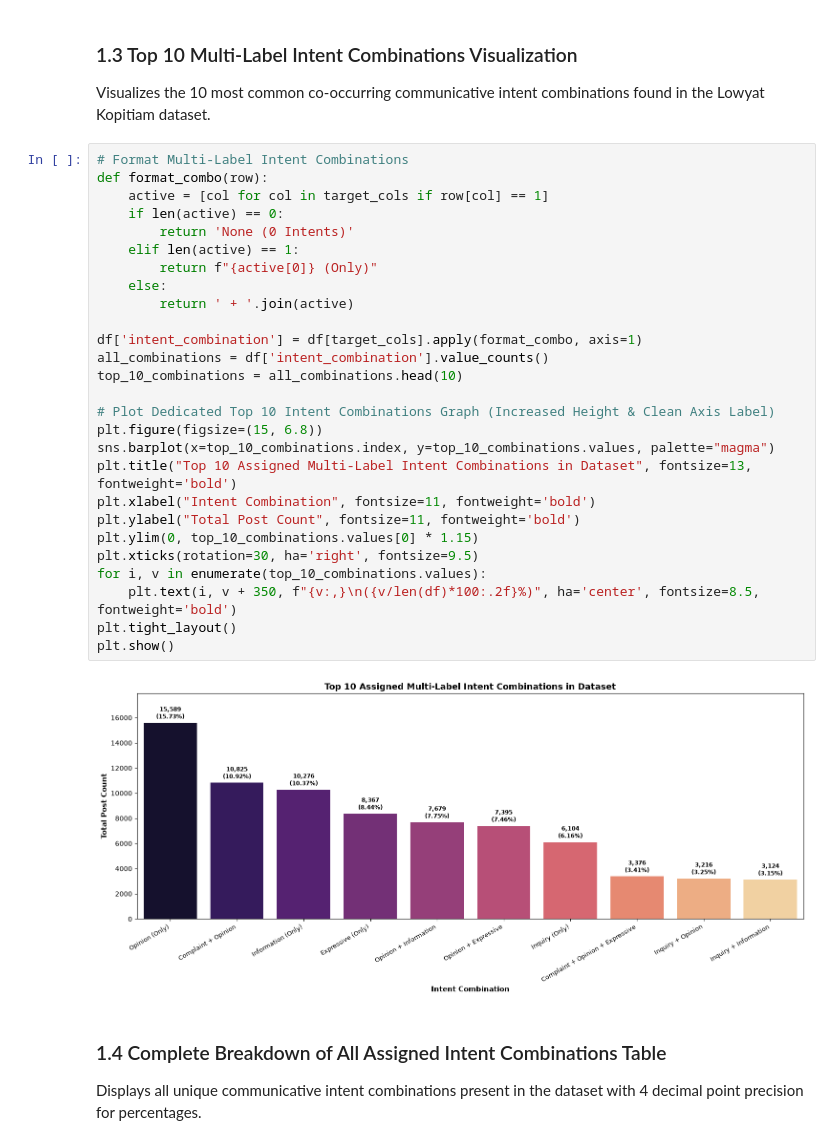
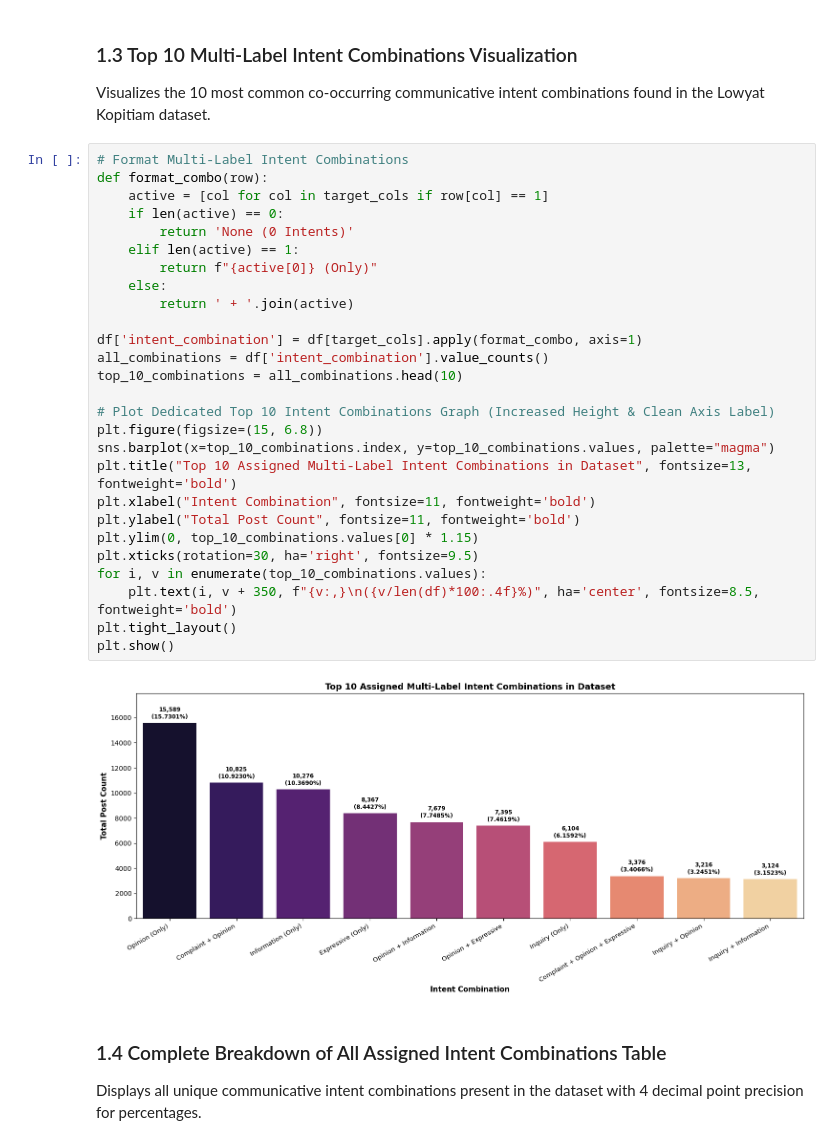
Before and after one commit to wjnotl/online-forum-communicative-intent-classification, a Jupyter notebook: intent classification.ipynb, the cells around one changed output. Saved outputs shown, nothing was run; the diff lists cells and outputs as text.

```diff
--- a/intent classification.ipynb
+++ b/intent classification.ipynb
@@ -133,32 +133,32 @@ Visualizes the 10 most common co-occurring communicative intent combinations fou
 # %%
 # Format Multi-Label Intent Combinations
 def format_combo(row):
     active = [col for col in target_cols if row[col] == 1]
     if len(active) == 0:
         return 'None (0 Intents)'
     elif len(active) == 1:
         return f"{active[0]} (Only)"
     else:
         return ' + '.join(active)
 
 df['intent_combination'] = df[target_cols].apply(format_combo, axis=1)
 all_combinations = df['intent_combination'].value_counts()
 top_10_combinations = all_combinations.head(10)
 
 # Plot Dedicated Top 10 Intent Combinations Graph (Increased Height & Clean Axis Label)
 plt.figure(figsize=(15, 6.8))
 sns.barplot(x=top_10_combinations.index, y=top_10_combinations.values, palette="magma")
 plt.title("Top 10 Assigned Multi-Label Intent Combinations in Dataset", fontsize=13, fontweight='bold')
 plt.xlabel("Intent Combination", fontsize=11, fontweight='bold')
 plt.ylabel("Total Post Count", fontsize=11, fontweight='bold')
 plt.ylim(0, top_10_combinations.values[0] * 1.15)
 plt.xticks(rotation=30, ha='right', fontsize=9.5)
 for i, v in enumerate(top_10_combinations.values):
-    plt.text(i, v + 350, f"{v:,}\n({v/len(df)*100:.2f}%)", ha='center', fontsize=8.5, fontweight='bold')
+    plt.text(i, v + 350, f"{v:,}\n({v/len(df)*100:.4f}%)", ha='center', fontsize=8.5, fontweight='bold')
 plt.tight_layout()
 plt.show()
 # %% [output]
-[figure, old version]
+[figure, new version]
 # %% [markdown]
 ### 1.4 Complete Breakdown of All Assigned Intent Combinations Table
 Displays all unique communicative intent combinations present in the dataset with 4 decimal point precision for percentages.
```
Also changed, not shown: parts of 35 cells of this notebook.
